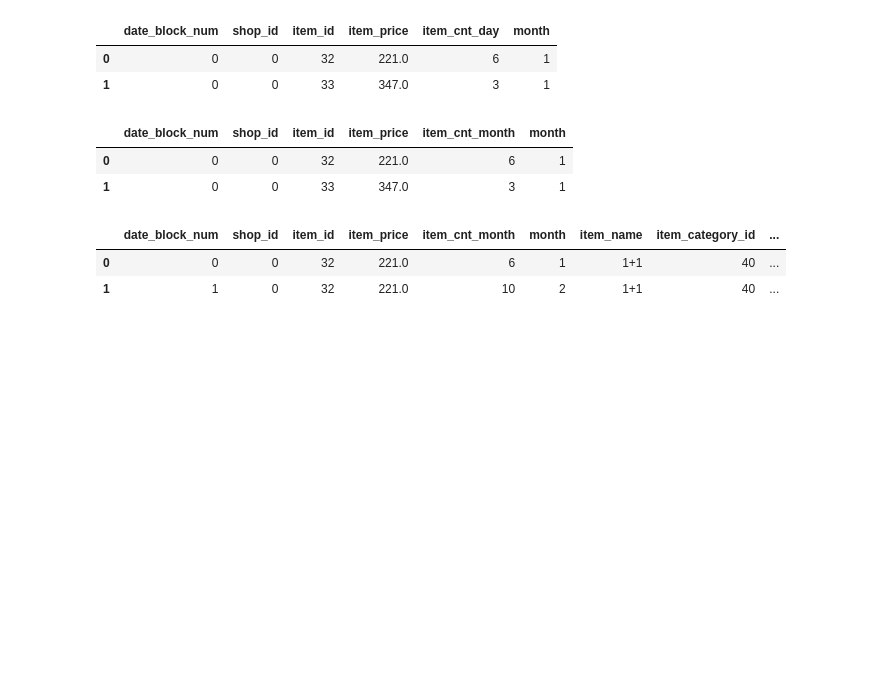
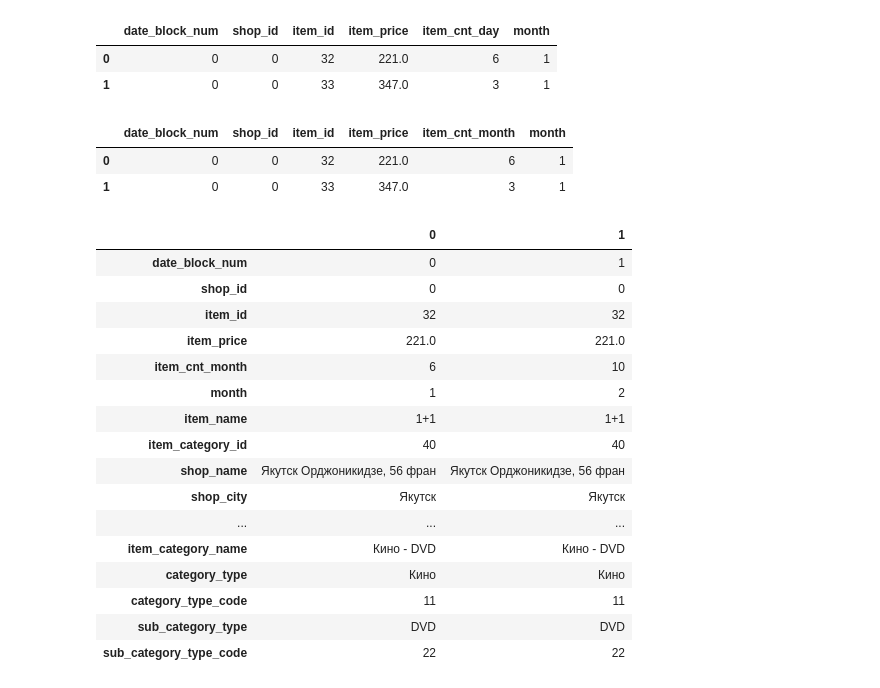
Before and after one commit to chaitsugale/Predict_Future_Sale, a Jupyter notebook: predict-future-sales-2022.ipynb, the cells around one changed output. Drawn from its saved outputs; the diff is of its cells as text; code cells hidden in the pictures; blank space fills up the shorter version.

Commit message:
Kaggle Notebook | Predict Future Sales 2022 | Version 9

```diff
--- a/predict-future-sales-2022.ipynb
+++ b/predict-future-sales-2022.ipynb
@@ -620,8 +635,22 @@ sales_dataset = pd.merge(sales_dataset,sales_shops,on='shop_id',how='inner')
 
 sales_dataset = pd.merge(sales_dataset,sales_item_category,on='item_category_id',how='inner')
 # %%
-sales_dataset.head(2)
+sales_dataset.head(2).T
 # %% [output]
-|  | date_block_num | shop_id | item_id | item_price | item_cnt_month | month | item_name | item_category_id | ... |
-| 0 | 0 | 0 | 32 | 221.0 | 6 | 1 | 1+1 | 40 | ... |
-| 1 | 1 | 0 | 32 | 221.0 | 10 | 2 | 1+1 | 40 | ... |
+|  | 0 | 1 |
+| date_block_num | 0 | 1 |
+| shop_id | 0 | 0 |
+| item_id | 32 | 32 |
+| item_price | 221.0 | 221.0 |
+| item_cnt_month | 6 | 10 |
+| month | 1 | 2 |
+| item_name | 1+1 | 1+1 |
+| item_category_id | 40 | 40 |
+| shop_name | Якутск Орджоникидзе, 56 фран | Якутск Орджоникидзе, 56 фран |
+| shop_city | Якутск | Якутск |
+| ... | ... | ... |
+| item_category_name | Кино - DVD | Кино - DVD |
+| category_type | Кино | Кино |
+| category_type_code | 11 | 11 |
+| sub_category_type | DVD | DVD |
+| sub_category_type_code | 22 | 22 |
```
Also changed, not shown: parts of 64 cells of this notebook.
